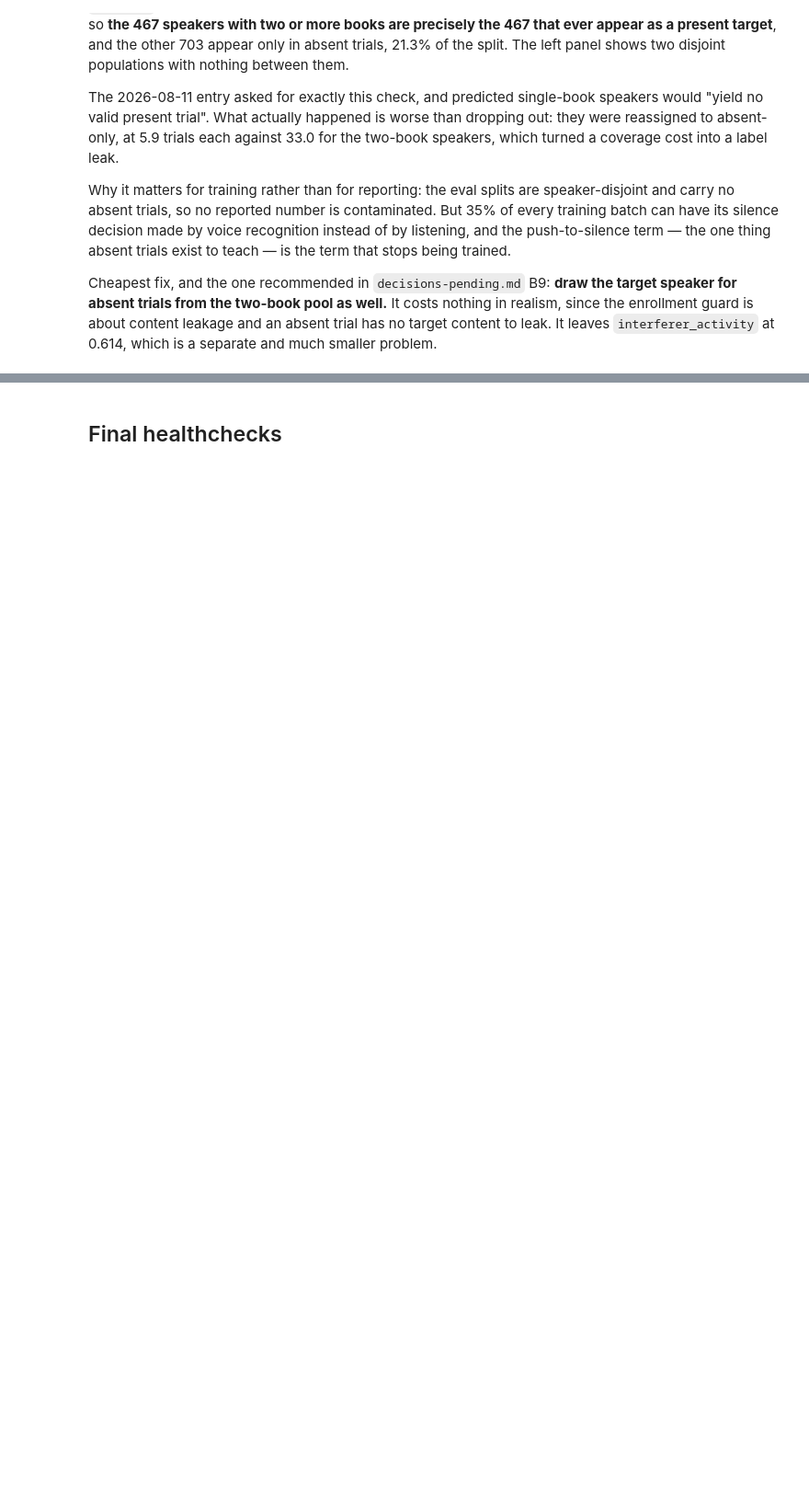
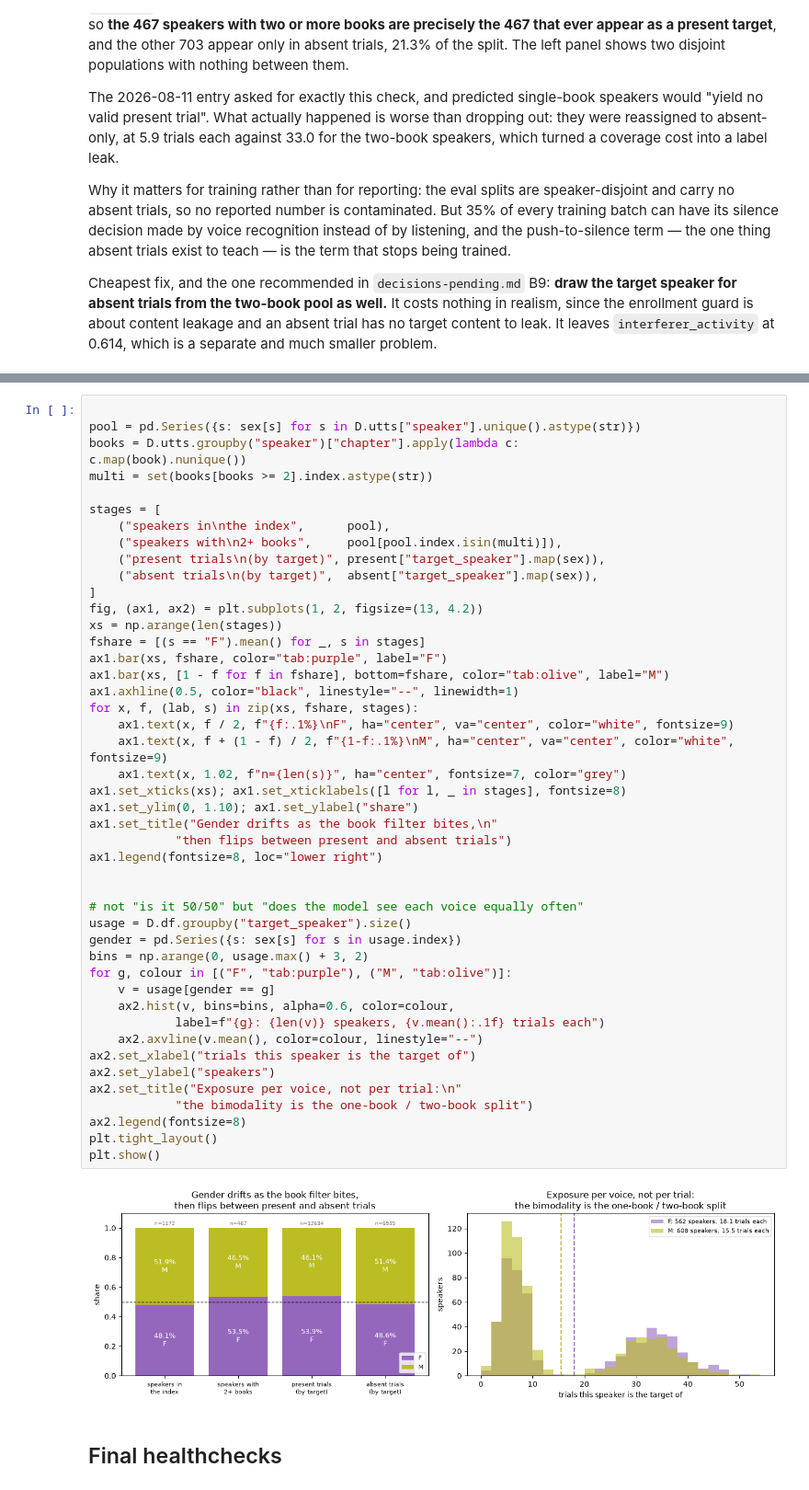
Before and after one commit to grantxxcoder/TargetSpeakerExtractor, a Jupyter notebook: src/exploratory/data_setup.ipynb, the cells around one changed output, grey strips where cells are left out. Shown at 92% size. Cells and saved outputs as stored; diff of their text form; blank space fills up the shorter version.

```diff
--- a/src/exploratory/data_setup.ipynb
+++ b/src/exploratory/data_setup.ipynb
@@ -1095,3 +1101,51 @@ Cheapest fix, and the one recommended in `decisions-pending.md` B9: **draw the t
+# %%
+
+pool = pd.Series({s: sex[s] for s in D.utts["speaker"].unique().astype(str)})
+books = D.utts.groupby("speaker")["chapter"].apply(lambda c:
+c.map(book).nunique())
+multi = set(books[books >= 2].index.astype(str))
+
+stages = [
+    ("speakers in\nthe index",      pool),
+    ("speakers with\n2+ books",     pool[pool.index.isin(multi)]),
+    ("present trials\n(by target)", present["target_speaker"].map(sex)),
+    ("absent trials\n(by target)",  absent["target_speaker"].map(sex)),
+]
+fig, (ax1, ax2) = plt.subplots(1, 2, figsize=(13, 4.2))
+xs = np.arange(len(stages))
+fshare = [(s == "F").mean() for _, s in stages]
+ax1.bar(xs, fshare, color="tab:purple", label="F")
+ax1.bar(xs, [1 - f for f in fshare], bottom=fshare, color="tab:olive", label="M")
+ax1.axhline(0.5, color="black", linestyle="--", linewidth=1)
+for x, f, (lab, s) in zip(xs, fshare, stages):
+    ax1.text(x, f / 2, f"{f:.1%}\nF", ha="center", va="center", color="white", fontsize=9)
+    ax1.text(x, f + (1 - f) / 2, f"{1-f:.1%}\nM", ha="center", va="center", color="white", fontsize=9)
+    ax1.text(x, 1.02, f"n={len(s)}", ha="center", fontsize=7, color="grey")
+ax1.set_xticks(xs); ax1.set_xticklabels([l for l, _ in stages], fontsize=8)
+ax1.set_ylim(0, 1.10); ax1.set_ylabel("share")
+ax1.set_title("Gender drifts as the book filter bites,\n"
+            "then flips between present and absent trials")
+ax1.legend(fontsize=8, loc="lower right")
+
+
+# not "is it 50/50" but "does the model see each voice equally often"
+usage = D.df.groupby("target_speaker").size()
+gender = pd.Series({s: sex[s] for s in usage.index})
+bins = np.arange(0, usage.max() + 3, 2)
+for g, colour in [("F", "tab:purple"), ("M", "tab:olive")]:
+    v = usage[gender == g]
+    ax2.hist(v, bins=bins, alpha=0.6, color=colour,
+            label=f"{g}: {len(v)} speakers, {v.mean():.1f} trials each")
+    ax2.axvline(v.mean(), color=colour, linestyle="--")
+ax2.set_xlabel("trials this speaker is the target of")
+ax2.set_ylabel("speakers")
+ax2.set_title("Exposure per voice, not per trial:\n"
+            "the bimodality is the one-book / two-book split")
+ax2.legend(fontsize=8)
+plt.tight_layout()
+plt.show()
+# %% [output]
+[figure, added]
 # %% [markdown]
 ## Final healthchecks
 # %%
```
Also changed, not shown: parts of 2 cells of this notebook, 19 other files.
